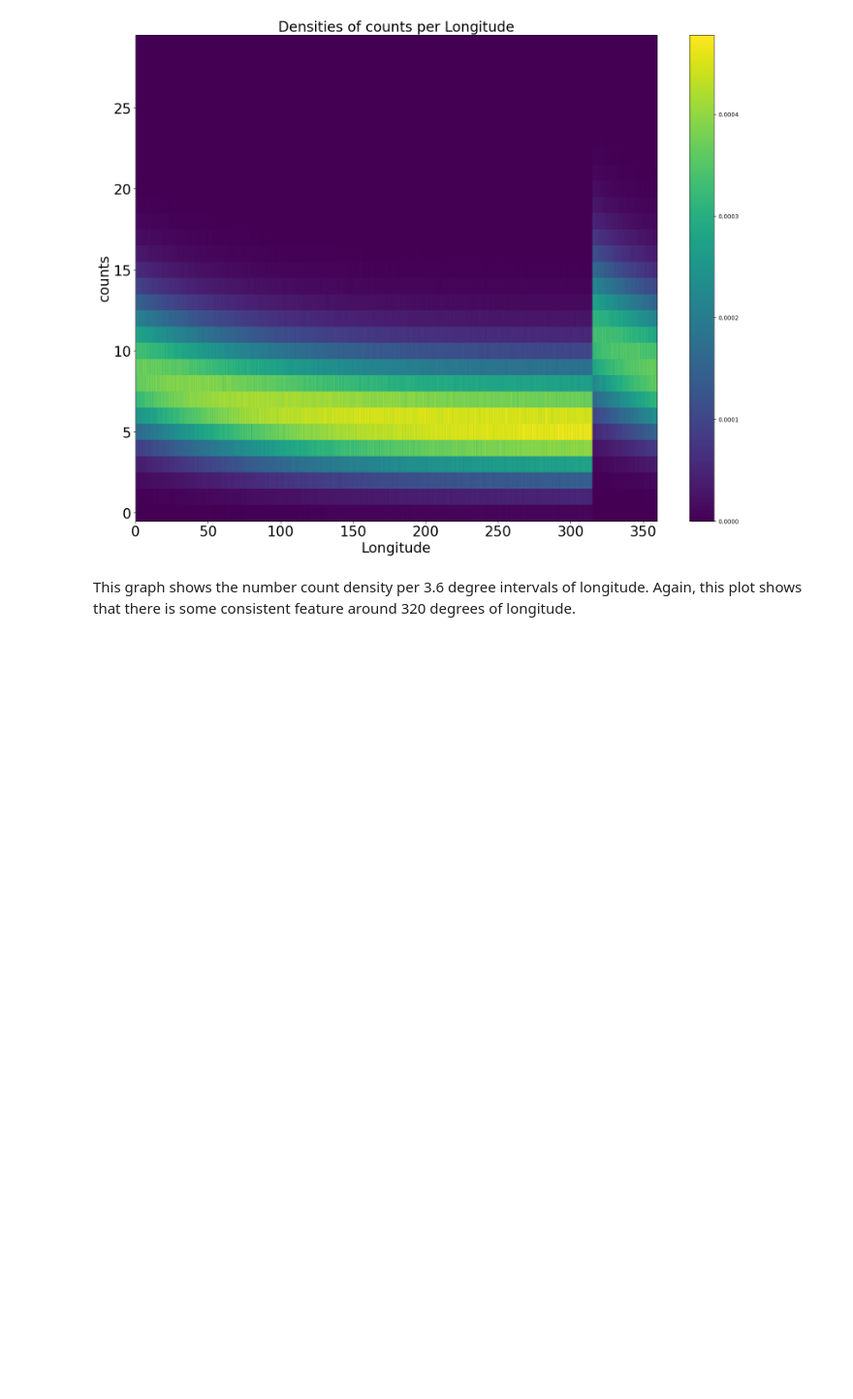
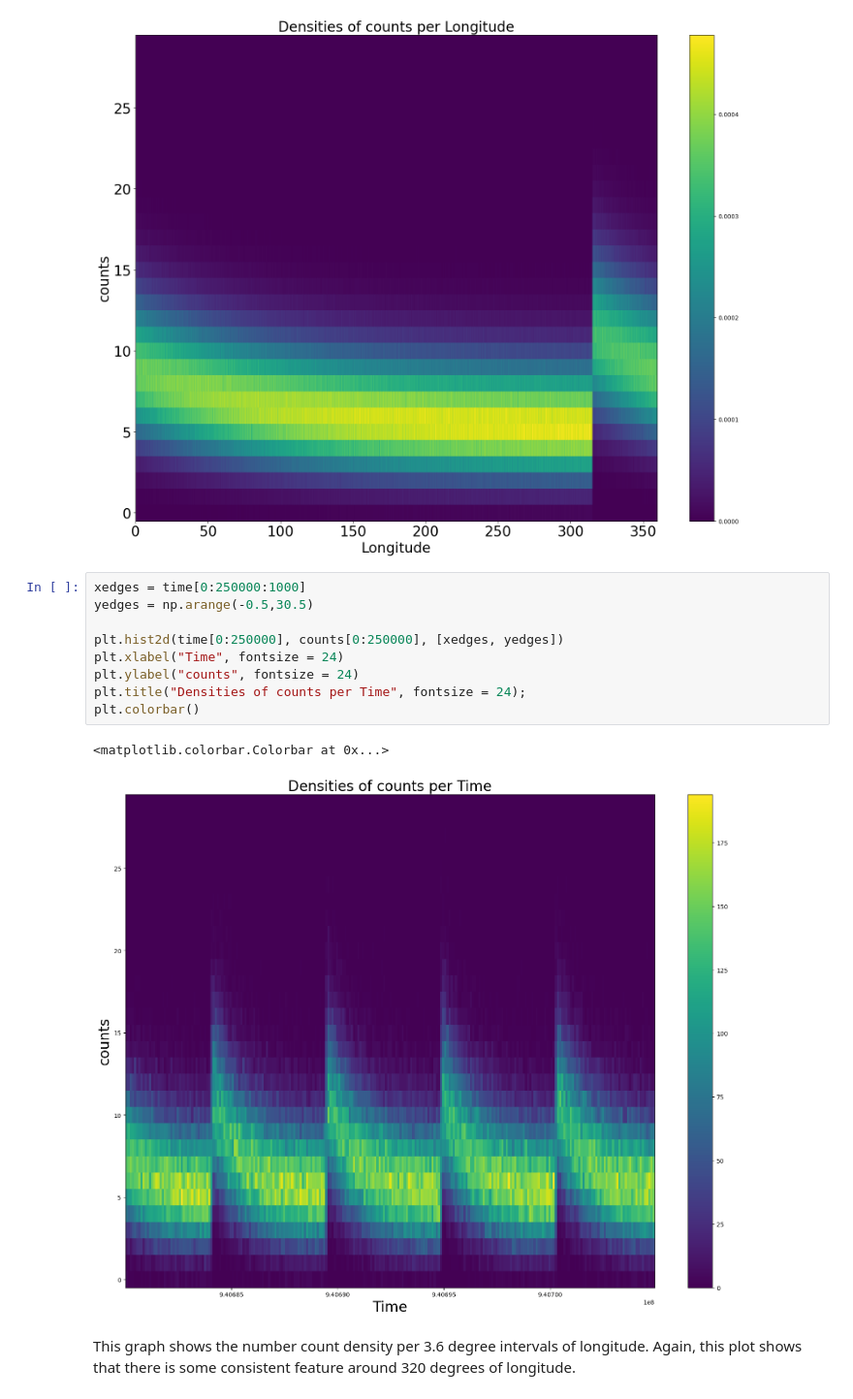
Before and after one commit to cmerrill11/Phys-434, a Jupyter notebook: Lab4.ipynb, the cells around one changed output. Shown at 97% size. Drawn from its saved outputs; the diff is of its cells as text; blank space fills up the shorter version.

```diff
--- a/Lab4.ipynb
+++ b/Lab4.ipynb
@@ -87,6 +81,18 @@ plt.ylabel("counts", fontsize = 24)
 plt.title("Densities of counts per Longitude", fontsize = 24);
 # %% [output]
 [figure]
+# %%
+xedges = time[0:250000:1000]
+yedges = np.arange(-0.5,30.5)
+
+plt.hist2d(time[0:250000], counts[0:250000], [xedges, yedges])
+plt.xlabel("Time", fontsize = 24)
+plt.ylabel("counts", fontsize = 24)
+plt.title("Densities of counts per Time", fontsize = 24);
+plt.colorbar()
+# %% [output]
+<matplotlib.colorbar.Colorbar at 0x...>
+[figure, added]
 # %% [markdown]
 This graph shows the number count density per 3.6 degree intervals of longitude. Again, this plot shows that there is some consistent feature around 320 degrees of longitude.
 # %% [markdown]
```
Also changed, not shown: parts of 43 cells of this notebook.
